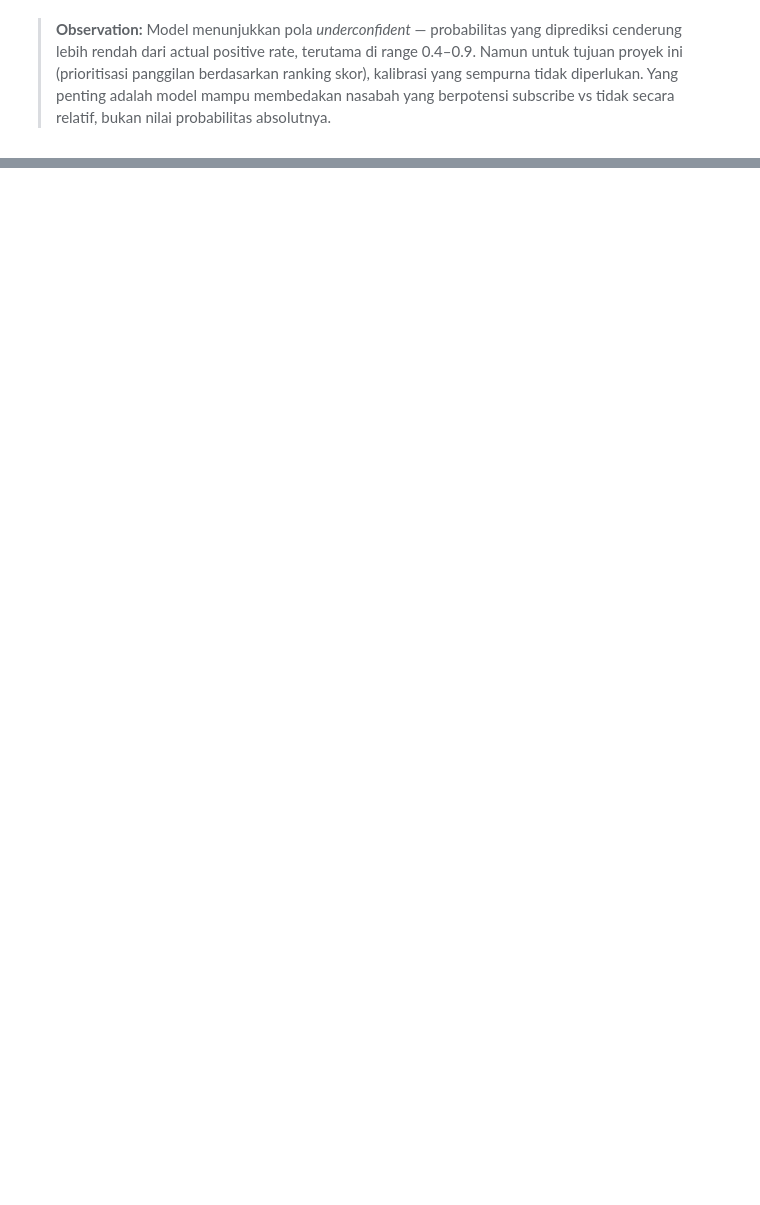
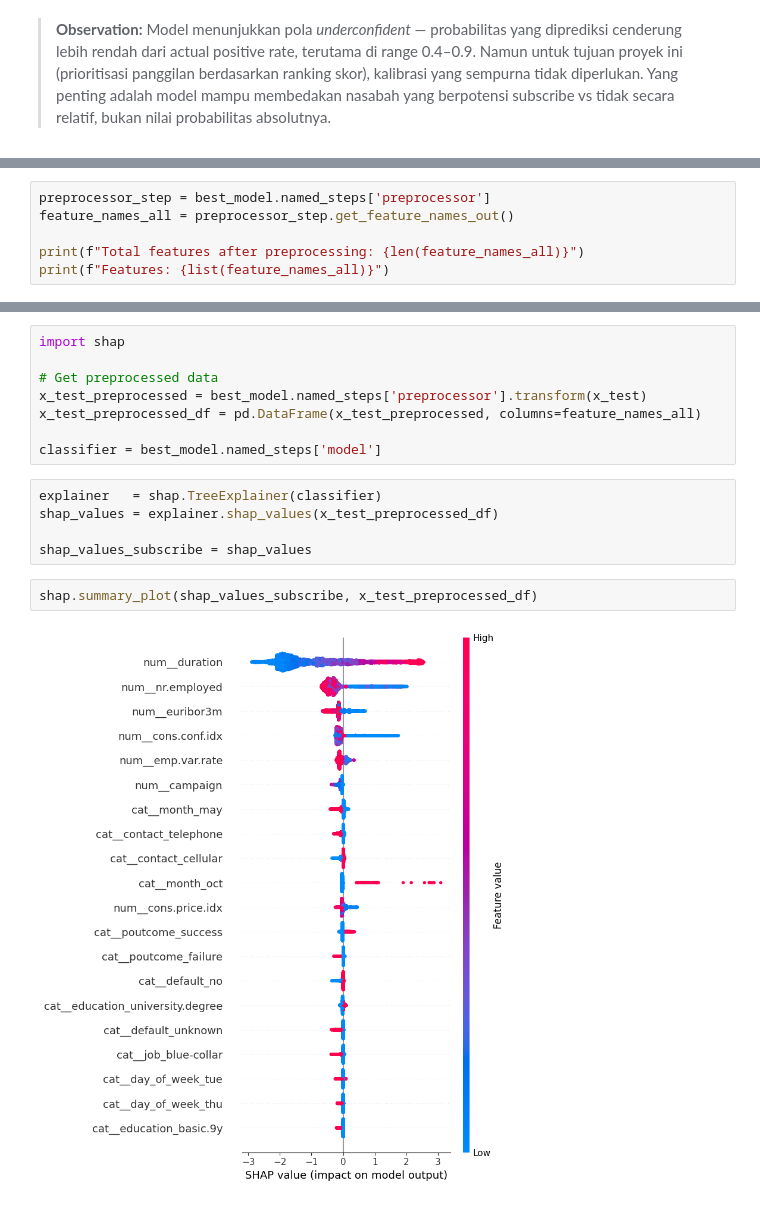
Before and after one commit to haneandreanu/bank-marketing, a Jupyter notebook: notebook/bank-marketing-analysis.ipynb, the cells around one changed output, grey strips where cells are left out. Drawn from its saved outputs; the diff is of its cells as text; blank space fills up the shorter version.

Commit message:
Model Implementation

```diff
--- a/notebook/bank-marketing-analysis.ipynb
+++ b/notebook/bank-marketing-analysis.ipynb
@@ -1436,0 +1440,6 @@ Error:
+# %%
+preprocessor_step = best_model.named_steps['preprocessor']
+feature_names_all = preprocessor_step.get_feature_names_out()
+
+print(f"Total features after preprocessing: {len(feature_names_all)}")
+print(f"Features: {list(feature_names_all)}")
@@ -1436,0 +1495,17 @@ Error:
+# %%
+import shap
+
+# Get preprocessed data
+x_test_preprocessed = best_model.named_steps['preprocessor'].transform(x_test)
+x_test_preprocessed_df = pd.DataFrame(x_test_preprocessed, columns=feature_names_all)
+
+classifier = best_model.named_steps['model']
+# %%
+explainer   = shap.TreeExplainer(classifier)
+shap_values = explainer.shap_values(x_test_preprocessed_df)
+
+shap_values_subscribe = shap_values
+# %%
+shap.summary_plot(shap_values_subscribe, x_test_preprocessed_df)
+# %% [output]
+[figure, added]
```
Also changed, not shown: parts of 17 cells of this notebook, 3 other files.
